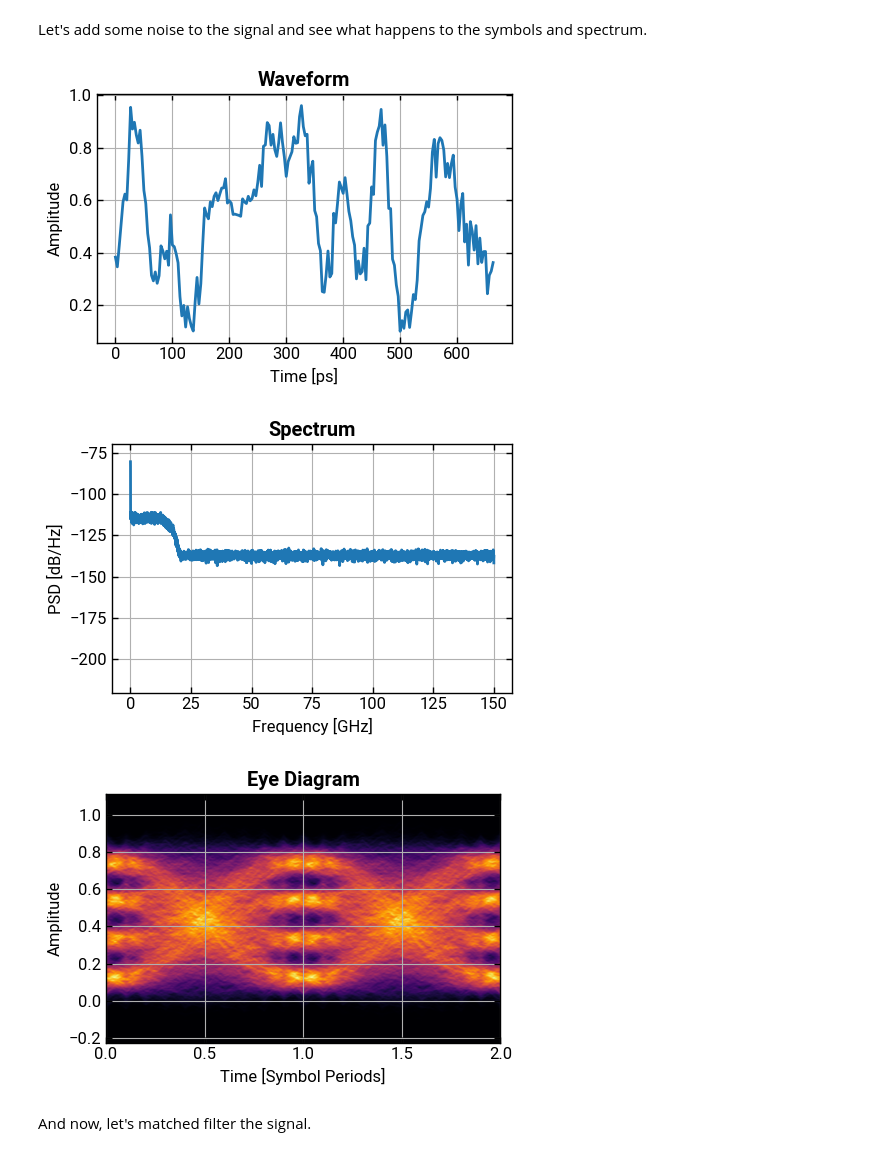
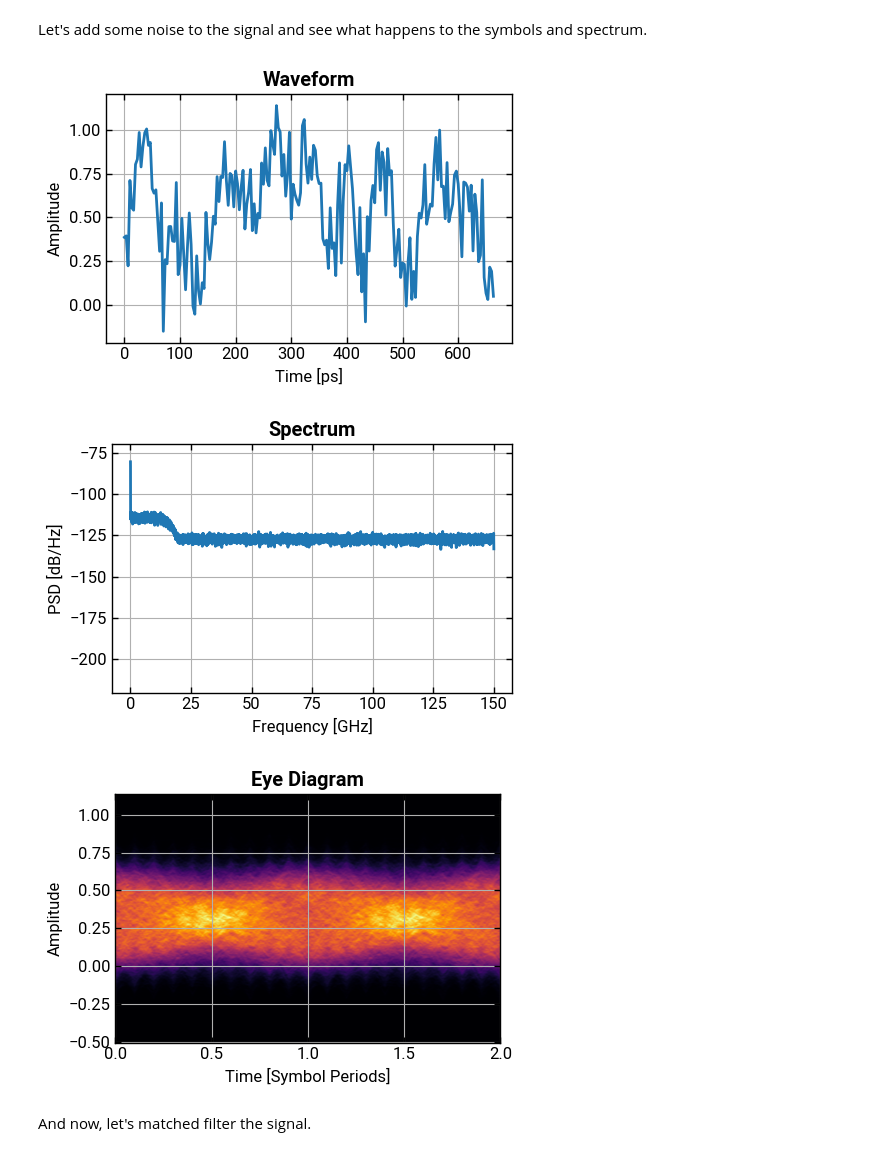
Before and after one commit to lokgar/commstools, a Jupyter notebook: examples/01-pam-waveforms.ipynb, the cells around one changed output. Cells and saved outputs as stored; diff of their text form; code cells hidden in the pictures.

```diff
--- a/examples/01-pam-waveforms.ipynb
+++ b/examples/01-pam-waveforms.ipynb
@@ -216,14 +217,14 @@ filter_response(rrc_filter, sps=sps, show=True)
 # %% [markdown]
 Let's add some noise to the signal and see what happens to the symbols and spectrum.
 # %%
-pam4_n = add_gaussian_noise(pam4, 20)
+pam4_n = add_awgn(pam4, 20)
 pam4_n.plot_symbols(num_symbols=20, show=True)
 pam4_n.plot_psd(show=True, nperseg=2**14, ylim=(-220, -70))
 pam4_n.plot_eye(show=True)
 # %% [output]
-[figure, old version]
+[figure, new version]
-[figure, old version]
+[figure, new version]
-[figure, old version]
+[figure, new version]
 # %% [markdown]
 And now, let's matched filter the signal.
 # %%
```
Also changed, not shown: parts of 9 cells of this notebook, 14 other files.
